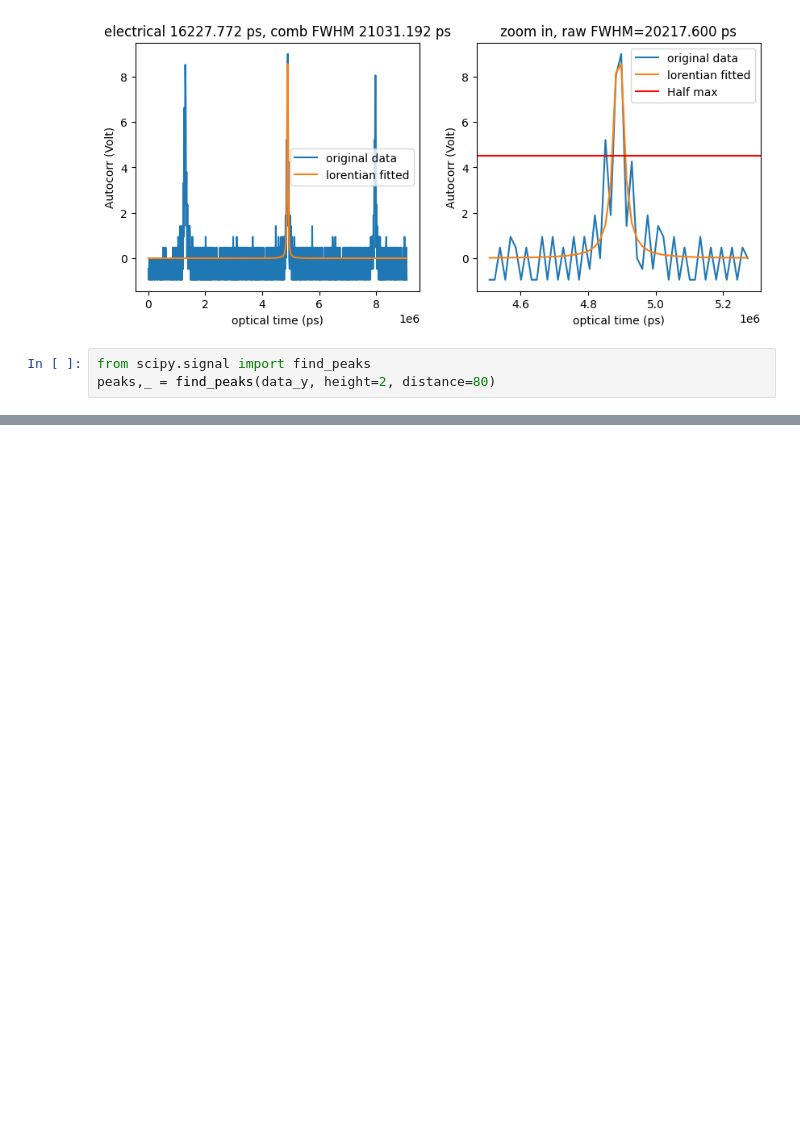
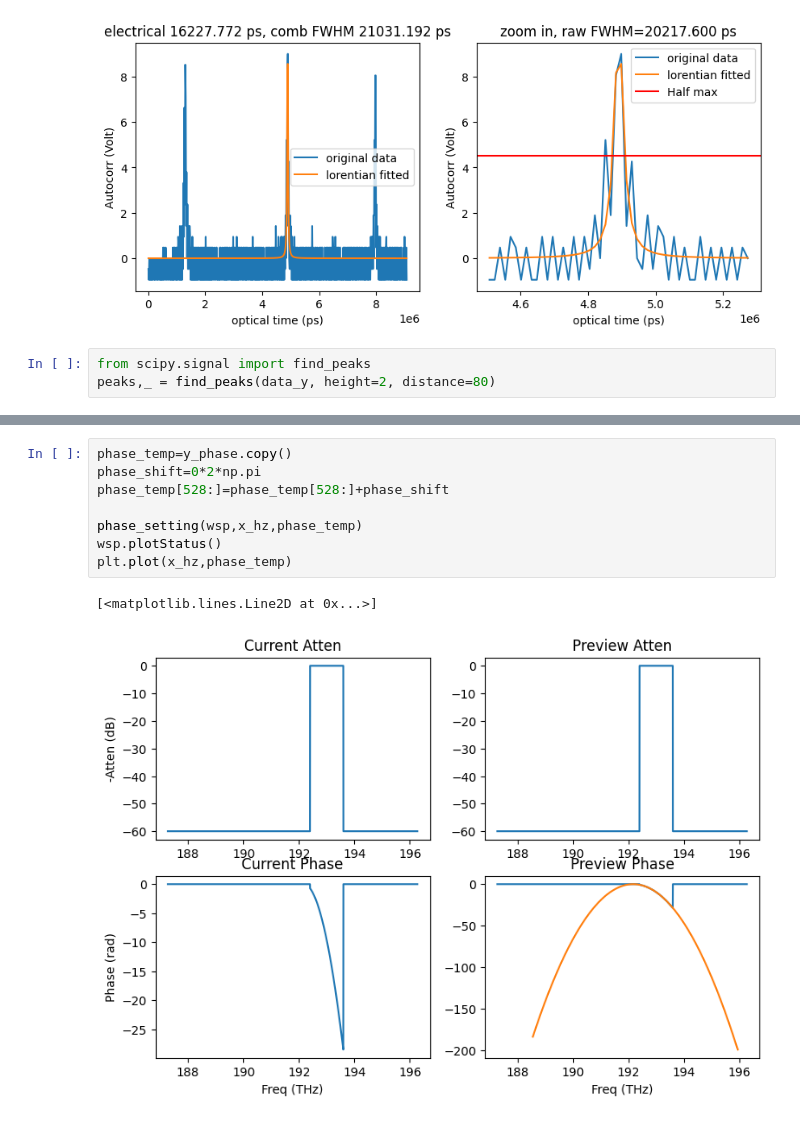
Before and after one commit to kester2015/KeckLFC-deploy, a Jupyter notebook: Notebooks/new_laptop_test.ipynb, the cells around one changed output, grey strips where cells are left out. Cells and saved outputs as stored; diff of their text form; blank space fills up the shorter version.

```diff
--- a/Notebooks/new_laptop_test.ipynb
+++ b/Notebooks/new_laptop_test.ipynb
@@ -1429,0 +1455,11 @@ array([ 83, 314, 511], dtype=int64)
+# %%
+phase_temp=y_phase.copy()
+phase_shift=0*2*np.pi
+phase_temp[528:]=phase_temp[528:]+phase_shift
+
+phase_setting(wsp,x_hz,phase_temp)
+wsp.plotStatus()
+plt.plot(x_hz,phase_temp)
+# %% [output]
+[<matplotlib.lines.Line2D at 0x...>]
+[figure, added]
```
Also changed, not shown: parts of 7 cells of this notebook, 2 other files.
